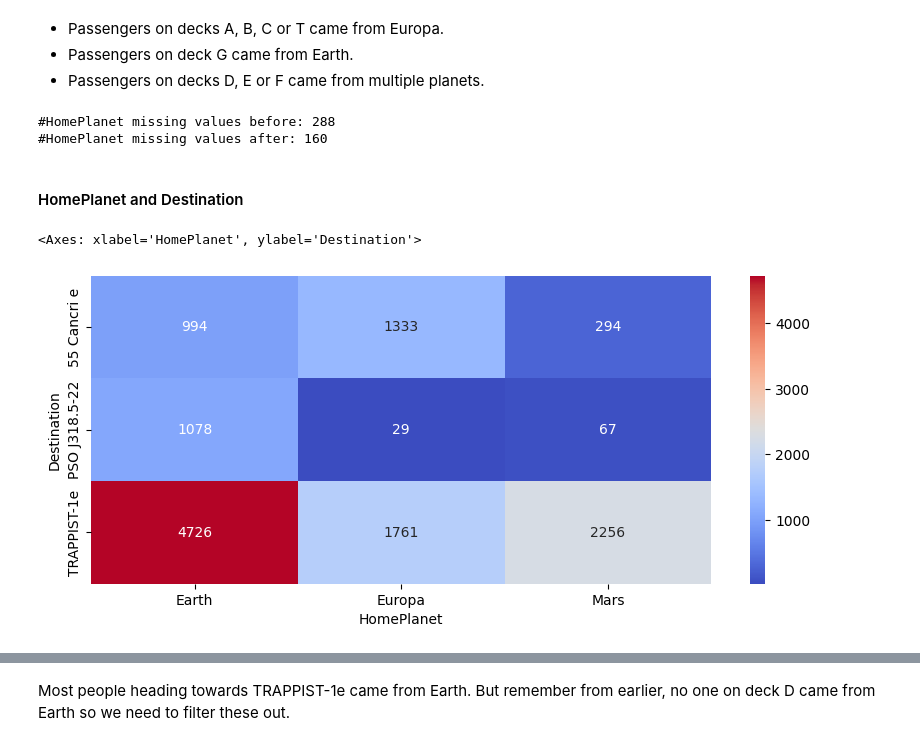
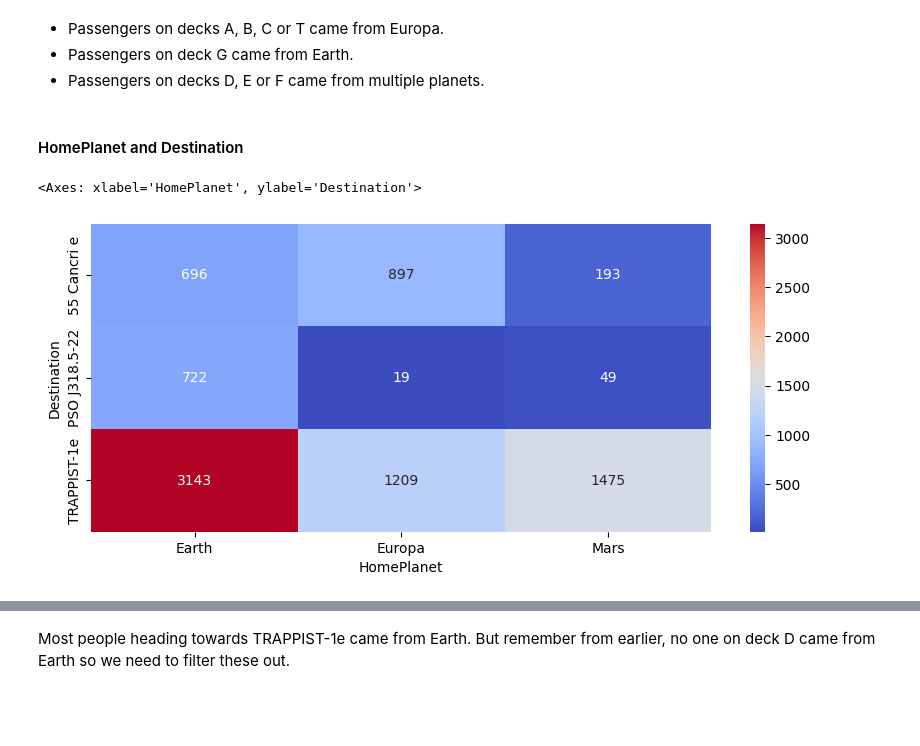
Before and after one commit to hanashah-01/spaceship-titanic, a Jupyter notebook: spaceship-titanic-new.ipynb, the cells around one changed output, grey strips where cells are left out. Saved outputs shown, nothing was run; the diff lists cells and outputs as text; code cells hidden in the pictures; blank space fills up the shorter version.

```diff
--- a/spaceship-titanic.ipynb
+++ b/spaceship-titanic-new.ipynb
@@ -697,8 +697,8 @@ Feature engineering is the process of selecting, manipulating and transforming r
 # %%
 # separate the ages into categories
 labels = ["0-17", "18-25", "26-34", "35-44", "45-54", "55-64", "65+"]
-space_train['AgeCategory'] = pd.cut(space_train['Age'], bins=[0, 17, 25, 34, 44, 54, 64, np.inf], labels=labels)
-space_test['AgeCategory'] = pd.cut(space_test['Age'], bins=[0, 17, 25, 34, 44, 54, 64, np.inf], labels=labels)
+space_train['AgeCategory'] = pd.cut(space_train['Age'], bins=[-1, 17, 25, 34, 44, 54, 64, np.inf], labels=labels)
+space_test['AgeCategory'] = pd.cut(space_test['Age'], bins=[-1, 17, 25, 34, 44, 54, 64, np.inf], labels=labels)
 # %%
 # display distribution of age category
 ax = sns.countplot(data=space_train, x='AgeCategory')
@@ -876,0 +930,7 @@ plt.show()
+# %%
+# impute missing values with median
+median_age1 = space_train['Age'].median()
+median_age2 = space_test['Age'].median()
+
+space_train['Age'].fillna(median_age1, inplace=True)
+space_test['Age'].fillna(median_age2, inplace=True)
@@ -877,3 +939,8 @@ plt.show()
+# %%
+# Update age group feature
+labels = ["0-17", "18-25", "26-34", "35-44", "45-54", "55-64", "65+"]
+space_train['AgeCategory'] = pd.cut(space_train['Age'], bins=[-1, 17, 25, 34, 44, 54, 64, np.inf], labels=labels)
+space_test['AgeCategory'] = pd.cut(space_test['Age'], bins=[-1, 17, 25, 34, 44, 54, 64, np.inf], labels=labels)
 # %% [markdown]
 #### HomePlanet and CabinDeck
 # %%
@@ -893,30 +970,22 @@ sns.heatmap(CDHP_gb.T, annot=True, fmt='g', cmap='coolwarm')
 # %%
 # impute the missing values according to the insight
 
-# Missing values before
-HP_bef=data['HomePlanet'].isna().sum()
+# Decks A, B, C or T came from Europa (select HomePlanet where HomePlanet is null and CabinDeck is either A,B,C,T)
+space_train.loc[(space_train['HomePlanet'].isna()) & (space_train['CabinDeck'].isin(['A', 'B', 'C', 'T'])), 'HomePlanet']='Europa'
+space_test.loc[(space_test['HomePlanet'].isna()) & (space_test['CabinDeck'].isin(['A', 'B', 'C', 'T'])), 'HomePlanet']='Europa'
 
-# Decks A, B, C or T came from Europa
-data.loc[(data['HomePlanet'].isna()) & (data['CabinDeck'].isin(['A', 'B', 'C', 'T'])), 'HomePlanet']='Europa'
-
-# Deck G came from Earth
-data.loc[(data['HomePlanet'].isna()) & (data['CabinDeck']=='G'), 'HomePlanet']='Earth'
-
-# Print number of missing values left
-print('#HomePlanet missing values before:',HP_bef)
-print('#HomePlanet missing values after:',data['HomePlanet'].isna().sum())
+# Deck G came from Earth (select HomePlanet where HomePlanet is null and CabinDeck is G)
+space_train.loc[(space_train['HomePlanet'].isna()) & (space_train['CabinDeck']=='G'), 'HomePlanet']='Earth'
+space_test.loc[(space_test['HomePlanet'].isna()) & (space_test['CabinDeck']=='G'), 'HomePlanet']='Earth'
-# %% [output]
-#HomePlanet missing values before: 288
-#HomePlanet missing values after: 160
 # %% [markdown]
 #### HomePlanet and Destination
 # %%
 # Joint distribution of HomePlanet and Destination
-HPD_gb=data.groupby(['HomePlanet','Destination'])['Destination'].size().unstack().fillna(0)
+HPD_gb=space_train.groupby(['HomePlanet','Destination'])['Destination'].size().unstack().fillna(0)
 
 # Heatmap of missing values
 plt.figure(figsize=(10,4))
 sns.heatmap(HPD_gb.T, annot=True, fmt='g', cmap='coolwarm')
 # %% [output]
 <Axes: xlabel='HomePlanet', ylabel='Destination'>
-[figure, old version]
+[figure, new version]
```
Also changed, not shown: parts of 57 cells of this notebook.
